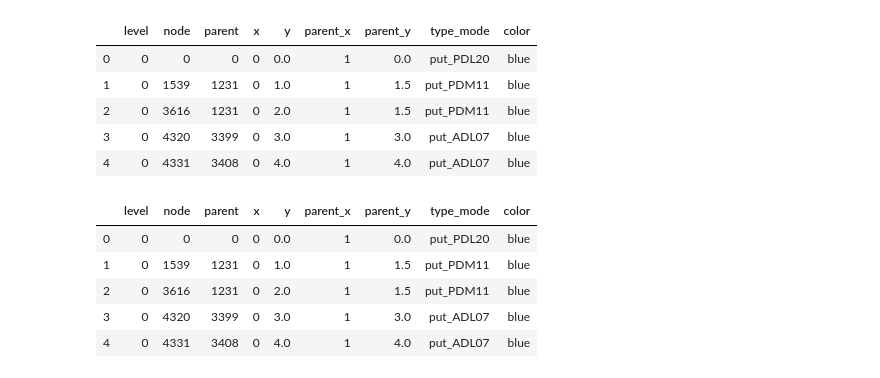
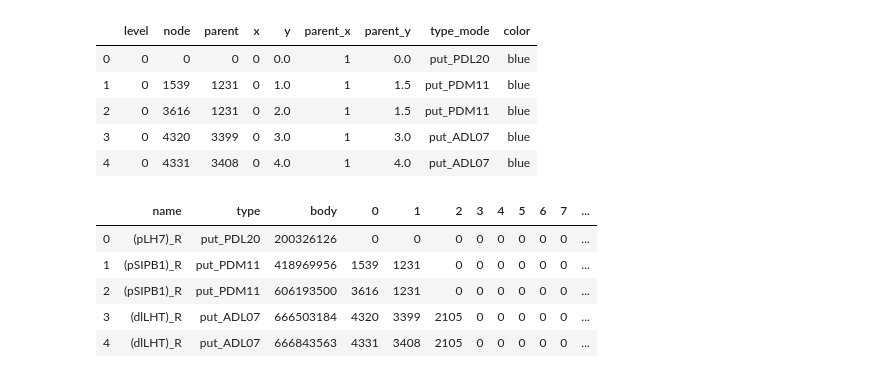
Before and after one commit to stuarteberg/network-clustering, a Jupyter notebook: connectome-inference.ipynb, the cells around one changed output. Saved outputs shown, nothing was run; the diff lists cells and outputs as text; code cells hidden in the pictures.

```diff
--- a/connectome-inference.ipynb
+++ b/connectome-inference.ipynb
@@ -156,7 +153,8 @@ weighted_connectome = traced_partner_df.groupby(['pre_body', 'post_body']).agg('
 # %%
 np.save('weighted_connectome.npy', pd.DataFrame(weighted_connectome).to_records(index=True))
 # %%
-weighted_connectome = pd.DataFrame(np.load('weighted_connectome.npy')).set_index(['pre_body', 'post_body'])['weight']
+weighted_connectome_df = pd.DataFrame(np.load('weighted_connectome.npy'))
+weighted_connectome = weighted_connectome_df.set_index(['pre_body', 'post_body'])['weight']
 # %%
 weighted_connectome.shape
 # %% [output]
@@ -348,3 +348,12 @@ all_stats_df.head()
 | 2 | 0 | 3616 | 1231 | 0 | 2.0 | 1 | 1.5 | put_PDM11 | blue |
 | 3 | 0 | 4320 | 3399 | 0 | 3.0 | 1 | 3.0 | put_ADL07 | blue |
 | 4 | 0 | 4331 | 3408 | 0 | 4.0 | 1 | 4.0 | put_ADL07 | blue |
+# %%
+partition_df.head()
+# %% [output]
+|  | name | type | body | 0 | 1 | 2 | 3 | 4 | 5 | 6 | 7 | ... |
+| 0 | (pLH7)_R | put_PDL20 | 200326126 | 0 | 0 | 0 | 0 | 0 | 0 | 0 | 0 | ... |
+| 1 | (pSIPB1)_R | put_PDM11 | 418969956 | 1539 | 1231 | 0 | 0 | 0 | 0 | 0 | 0 | ... |
+| 2 | (pSIPB1)_R | put_PDM11 | 606193500 | 3616 | 1231 | 0 | 0 | 0 | 0 | 0 | 0 | ... |
+| 3 | (dlLHT)_R | put_ADL07 | 666503184 | 4320 | 3399 | 2105 | 0 | 0 | 0 | 0 | 0 | ... |
+| 4 | (dlLHT)_R | put_ADL07 | 666843563 | 4331 | 3408 | 2105 | 0 | 0 | 0 | 0 | 0 | ... |
@@ -445,15 +542,6 @@ def modify_doc(doc):
     #p.add_layout(group_labels)
 
     doc.add_root(p)
-# %%
-all_stats_df.head()
-# %% [output]
-|  | level | node | parent | x | y | parent_x | parent_y | type_mode | color |
-| 0 | 0 | 0 | 0 | 0 | 0.0 | 1 | 0.0 | put_PDL20 | blue |
-| 1 | 0 | 1539 | 1231 | 0 | 1.0 | 1 | 1.5 | put_PDM11 | blue |
-| 2 | 0 | 3616 | 1231 | 0 | 2.0 | 1 | 1.5 | put_PDM11 | blue |
-| 3 | 0 | 4320 | 3399 | 0 | 3.0 | 1 | 3.0 | put_ADL07 | blue |
-| 4 | 0 | 4331 | 3408 | 0 | 4.0 | 1 | 4.0 | put_ADL07 | blue |
 # %%
 show(modify_doc, notebook_url="http://h11u04.int.janelia.org:8888") # notebook_url="http://localhost:8888"
 # %% [output]
```
Also changed, not shown: parts of 8 cells of this notebook.
